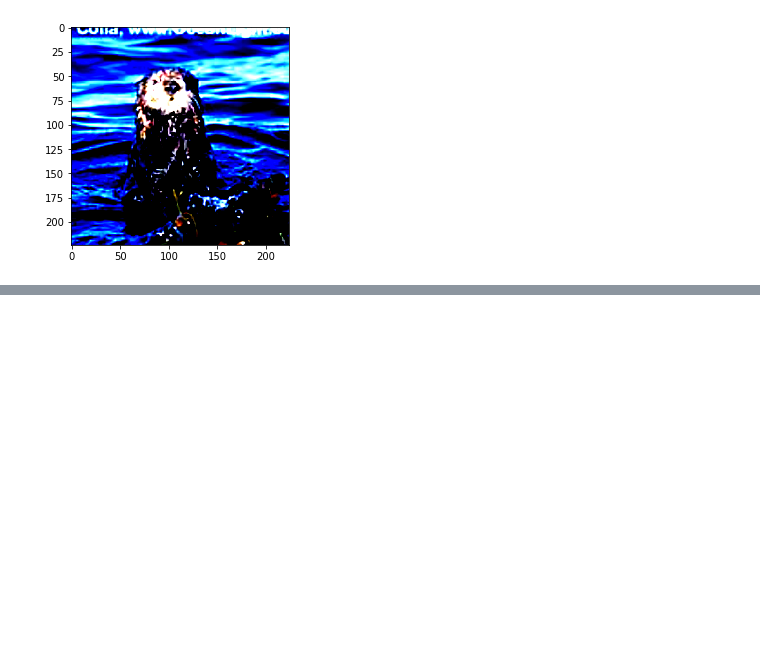
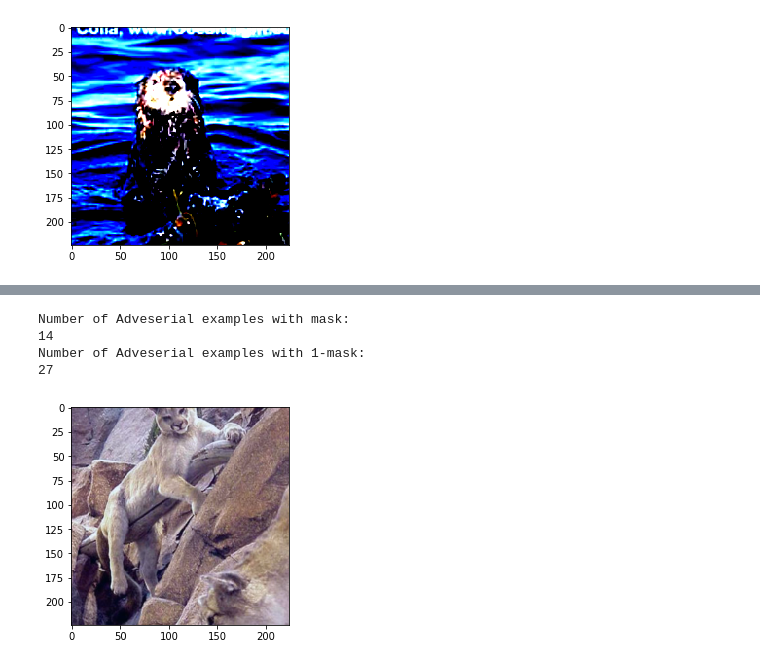
Before and after one commit to jeffreyfeng99/saliency_fgsm, a Jupyter notebook: notebooks/FGSM.ipynb, the cells around one changed output, grey strips where cells are left out. Saved outputs shown, nothing was run; the diff lists cells and outputs as text; code cells hidden in the pictures; blank space fills up the shorter version.

```diff
--- a/notebooks/FGSM.ipynb
+++ b/notebooks/FGSM.ipynb
@@ -515,3 +694,22 @@ Adversarial examples by only 1-mask
+# %%
+print("Number of Adveserial examples with mask:")
+print(len(adv_examples))
+print("Number of Adveserial examples with 1-mask:")
+print(len(adv_examples_inverse_mask))
+# print(indexes_adv_examples)
+# print(indexes_adv_examples_nomask)
+def plot(img):
+    img = (img - img.min()) / (img.max() - img.min())
+    plt.imshow(np.transpose(img, (1, 2, 0)))
+#Check a particular adveserial example
+k = 0
+plot(adv_examples[k].view(3,img_size,img_size).numpy())
+# %% [output]
+Number of Adveserial examples with mask:
+14
+Number of Adveserial examples with 1-mask:
+27
+[figure, added]
 # %%
 print("Number of Adveserial examples without mask:")
 print(len(adv_examples_nomask))
```
Also changed, not shown: parts of 18 cells of this notebook, 2 other files.
